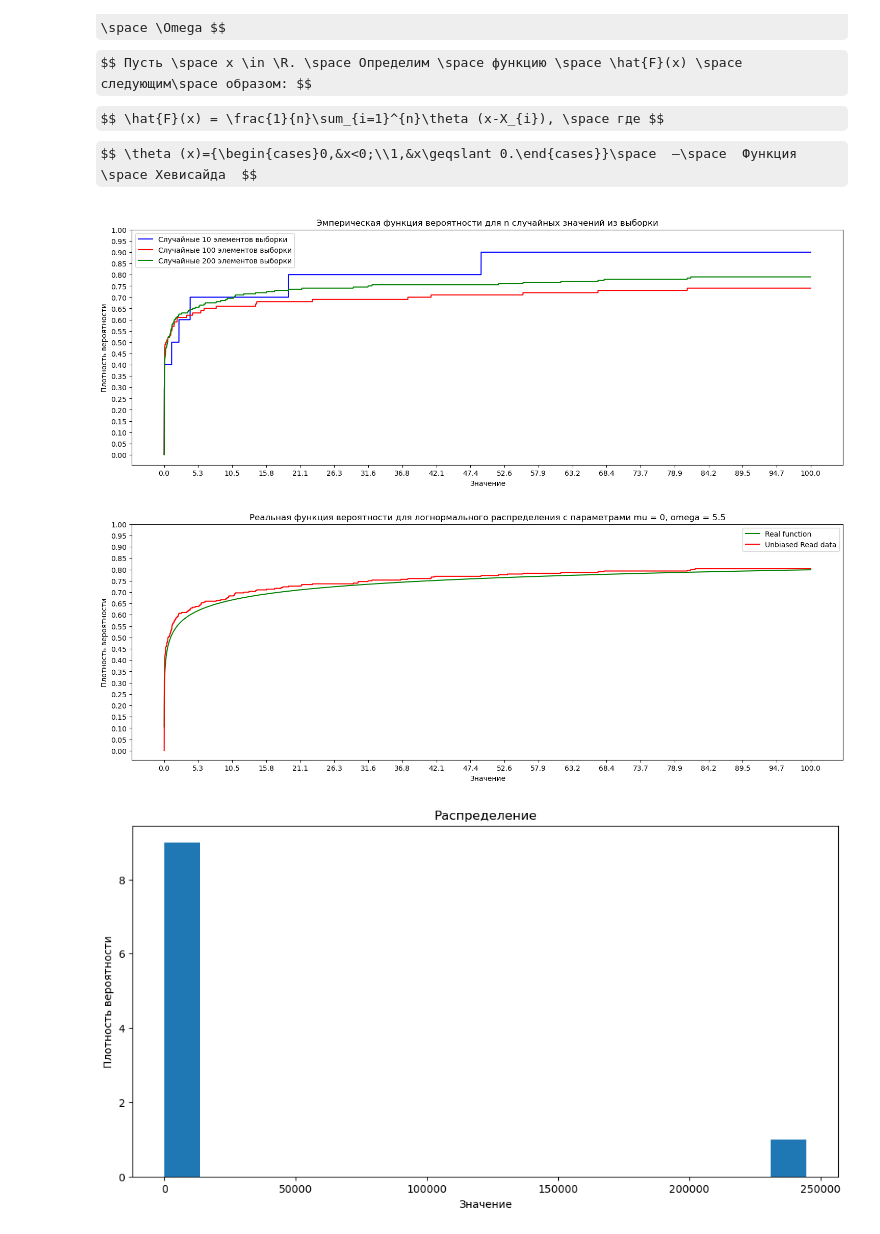
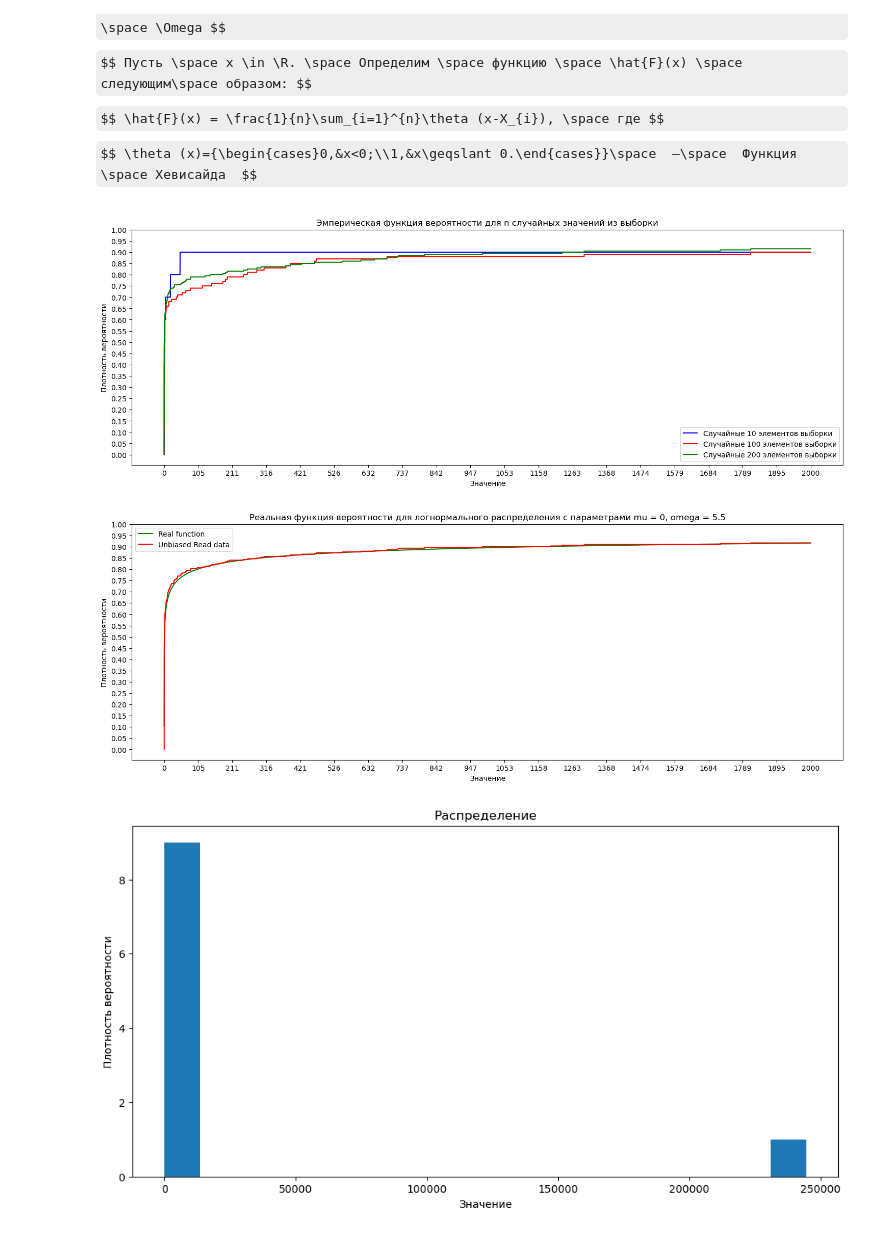
Before and after one commit to Numillyash/matstat-coursework, a Jupyter notebook: lognorm.ipynb, the cells around one changed output. Saved outputs shown, nothing was run; the diff lists cells and outputs as text; code cells hidden in the pictures; some formulas as TeX source.

```diff
--- a/lognorm.ipynb
+++ b/lognorm.ipynb
@@ -208,7 +208,7 @@ class Statistics:
         beta = - (((np.log(x_i)-mu)/omega)**2)/(2)
         return alpha*(np.exp(beta))
     def L_rightness(self, mu, omega):
-        L = 1;
+        L = np.float128(1);
         for x in data:
             L *= (self.f_rightness(x+0.00000001, mu, omega))
         return L;
@@ -272,35 +272,35 @@ dataRand_100 = getRandomArr(classedUnbiasedData, 100)
 classedRandData_100 = Statistics(dataRand_100, 'Случайные 100 элементов выборки')
 dataRand_200 = getRandomArr(classedUnbiasedData, 200)
 classedRandData_200 = Statistics(dataRand_200, 'Случайные 200 элементов выборки')
 
-right_border = 100 # поставить 20к или 200к для дальнего вида
+right_border = 2000 # поставить 20к или 200к для дальнего вида
 left_border = 0
 X = np.linspace(0.001 + left_border,right_border, num=10000)
 # step = 100
 # X = [a/step for a in range(0, 100*step)]
 Y_10 = [f_hat(a, classedRandData_10) for a in X]
 Y_100 = [f_hat(a, classedRandData_100) for a in X]
 Y_200 = [f_hat(a, classedRandData_200) for a in X]
 
 fig, ax = plt.subplots(figsize=(18, 6))
 ax.plot(X, Y_10, color='blue', label=f'{classedRandData_10.dataName}')
 ax.plot(X, Y_100, color='red', label=f'{classedRandData_100.dataName}')
 ax.plot(X, Y_200, color='green', label=f'{classedRandData_200.dataName}')
 
 xt = np.linspace(left_border, right_border, num=20)
 yt = [a/100 for a in range(0, 101, 5)]
 ax.set_xticks(xt)
 ax.set_yticks(yt)
 # Настройка внешнего вида графика
 ax.set_xlabel('Значение')
 ax.set_ylabel('Плотность вероятности')
 ax.set_title('Эмперическая функция вероятности для n случайных значений из выборки')
 ax.legend()
 
 # Вывод графика на экран
 plt.show()
 # %% [output]
-[figure, old version]
+[figure, new version]
 # %%
 # теоретическая функция вероятности
 import scipy as scp
@@ -334,7 +334,7 @@ ax.legend()
 # Вывод графика на экран
 plt.show()
 # %% [output]
-[figure, old version]
+[figure, new version]
 # %%
 
 somedata = [rnd.randint(0, 100) for i in range (100)]
```
Also changed, not shown: parts of 6 cells of this notebook, 1 other file.
